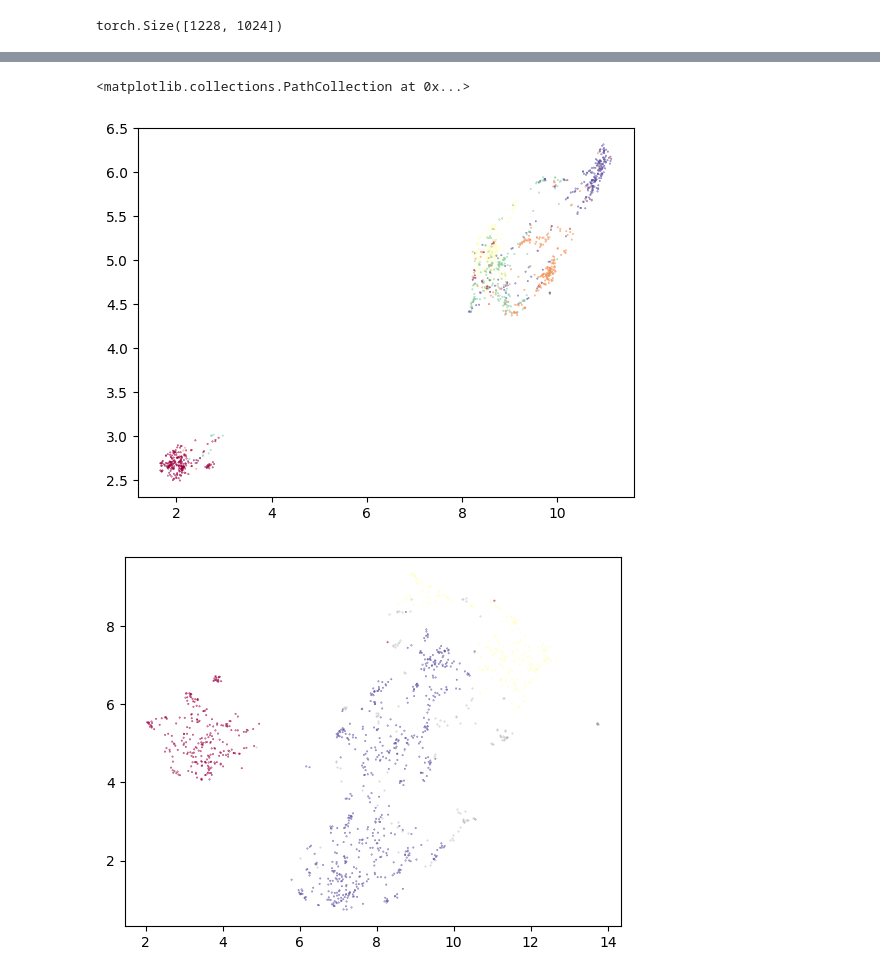
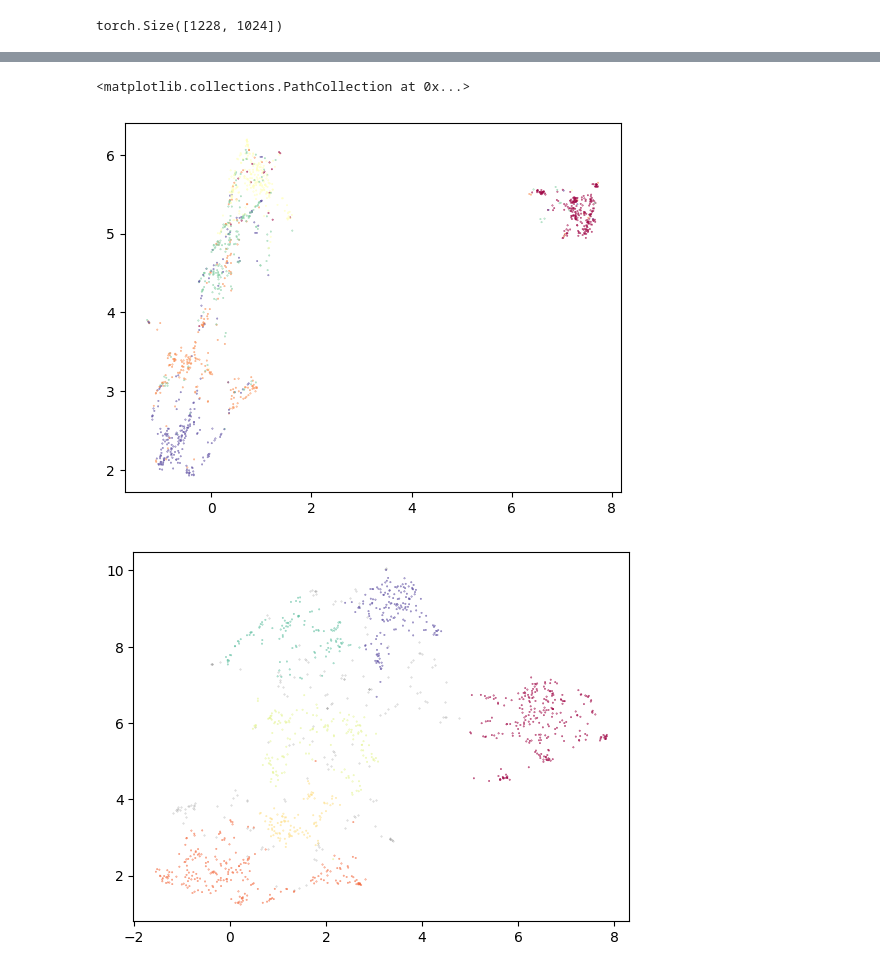
Before and after one commit to EtienneDNL/DTI5125_Assignment2, a Jupyter notebook: embeddings_UMAP_HDBSCAN.ipynb, the cells around one changed output, grey strips where cells are left out. Cells and saved outputs as stored; diff of their text form; code cells hidden in the pictures.

```diff
--- a/embeddings_UMAP_HDBSCAN.ipynb
+++ b/embeddings_UMAP_HDBSCAN.ipynb
@@ -83,20 +83,20 @@ plt.scatter(umap_embedding[:, 0], umap_embedding[:, 1], c=targets, s=0.1, cmap='
 # %%
 clusterable_embedding = umap.UMAP(
-    n_neighbors=30,
+    n_neighbors=15,
     min_dist=0.0,
     n_components=16,
     random_state=42,
 ).fit_transform(embeddings.cpu().to(torch.float32).numpy())
 
 plt.scatter(clusterable_embedding[:, 0], clusterable_embedding[:, 1],
             c=targets, s=0.1, cmap='Spectral')
 # %% [output]
 <matplotlib.collections.PathCollection at 0x...>
-[figure, old version]
+[figure, new version]
 # %%
 labels = hdbscan.HDBSCAN(
-    min_samples=10,
-    min_cluster_size=200,
+    min_samples=15,
+    min_cluster_size=100,
     metric='euclidean',
     prediction_data=True,
     cluster_selection_method='leaf'
@@ -114,4 +114,4 @@ plt.scatter(umap_embedding[clustered, 0],
             s=0.1,
             cmap='Spectral');
 # %% [output]
-[figure, old version]
+[figure, new version]
```
Also changed, not shown: parts of 1 cell of this notebook.
